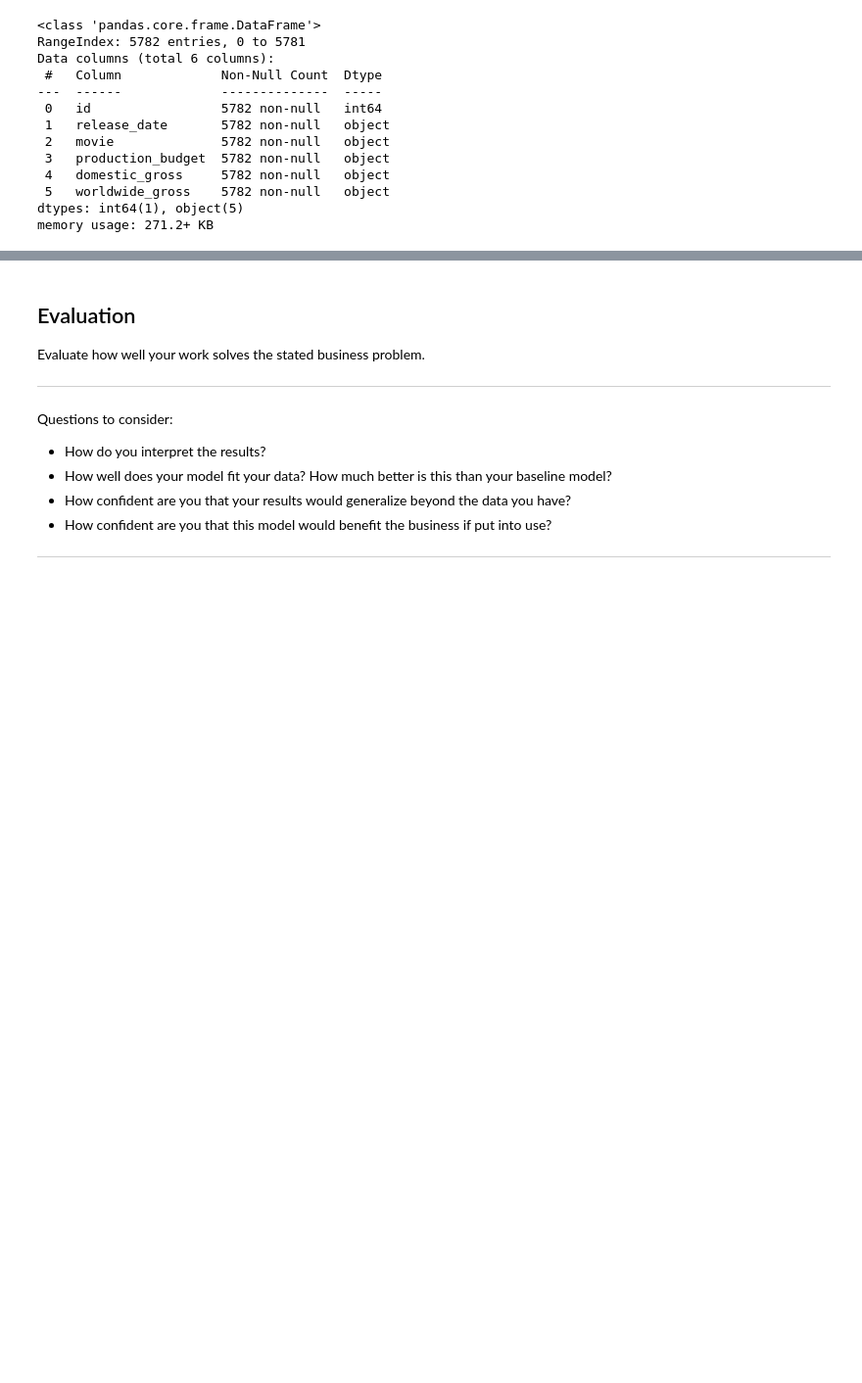
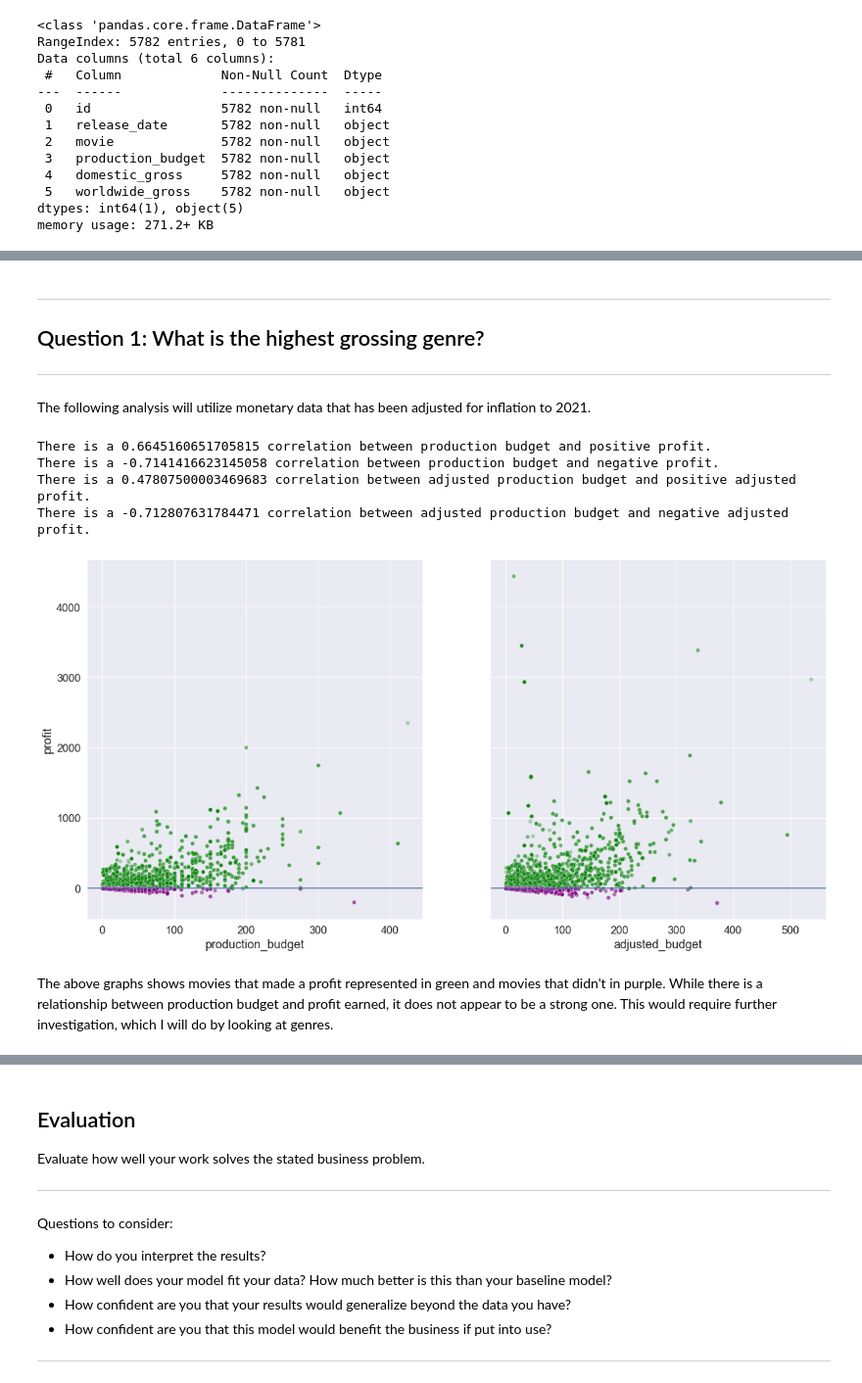
Before and after one commit to sierrajul/Microsoft-Movie-Analysis, a Jupyter notebook: dsc-phase1-project-template.ipynb, the cells around one changed output, grey strips where cells are left out. Shown at 98% size. Saved outputs shown, nothing was run; the diff lists cells and outputs as text; code cells hidden in the pictures; blank space fills up the shorter version.

```diff
--- a/dsc-phase1-project-template.ipynb
+++ b/dsc-phase1-project-template.ipynb
@@ -301,0 +363,4 @@ fig.set_size_inches(10,10)
+# %%
+# add row for profit ratio
+df['roi'] = df['worldwide_gross'] / df['production_budget']
+df.head()
@@ -301,0 +391,65 @@ fig.set_size_inches(10,10)
+# %% [markdown]
+***
+## Question 1: What is the highest grossing genre?
+***
+# %% [markdown]
+The following analysis will utilize monetary data that has been adjusted for inflation to 2021.
+# %%
+# check correlation between production budget and profit
+made_profit = df[df['profit'] > 0]
+no_profit = df[df['profit'] < 0]
+made_profit_adj = df[df['adjusted_profit'] > 0]
+no_profit_adj = df[df['adjusted_profit'] < 0]
+pos_profit = made_profit['production_budget'].corr(made_profit['profit'])
+neg_profit = no_profit['production_budget'].corr(no_profit['profit'])
+pos_profit_adj = made_profit['adjusted_budget'].corr(made_profit['adjusted_profit'])
+neg_profit_adj = no_profit['adjusted_budget'].corr(no_profit['adjusted_profit'])
+
+print(f'There is a {pos_profit} correlation between production budget and positive profit.')
+print(f'There is a {neg_profit} correlation between production budget and negative profit.')
+
+print(f'There is a {pos_profit_adj} correlation between adjusted production budget and positive adjusted profit.')
+print(f'There is a {neg_profit_adj} correlation between adjusted production budget and negative adjusted profit.')
+# %% [output]
+There is a 0.6645160651705815 correlation between production budget and positive profit.
+There is a -0.7141416623145058 correlation between production budget and negative profit.
+There is a 0.47807500003469683 correlation between adjusted production budget and positive adjusted profit.
+There is a -0.712807631784471 correlation between adjusted production budget and negative adjusted profit.
+# %%
+# create graph to visualize correlation data for original data
+sns.set_style("whitegrid")
+sns.set(font_scale = 1.5)
+
+fig, (ax1, ax2) = plt.subplots(ncols=2, sharey=True)
+
+graph1 = sns.scatterplot(
+    x=made_profit['production_budget']/1000000,
+    y= made_profit['profit']/1000000,
+    color='green', alpha= .3, ax=ax1)
+
+graph2 = sns.scatterplot(
+    x=no_profit['production_budget']/1000000,
+    y= no_profit['profit']/1000000,
+    color='purple', alpha= .3, ax=ax1)
+
+graph3 = sns.scatterplot(
+    x=made_profit['adjusted_budget']/1000000,
+    y= made_profit['adjusted_profit']/1000000,
+    color='green', alpha= .3, ax=ax2)
+
+graph4 = sns.scatterplot(
+    x=no_profit['adjusted_budget']/1000000,
+    y= no_profit['adjusted_profit']/1000000,
+    color='purple', alpha= .3, ax=ax2)
+
+plt.ticklabel_format(axis='y')
+plt.ticklabel_format(axis='x')
+
+graph1.axhline(1)
+graph3.axhline(1)
+
+fig.set_size_inches(20,10)
+# %% [output]
+[figure, added]
+# %% [markdown]
+The above graphs shows movies that made a profit represented in green and movies that didn't in purple. While there is a relationship between production budget and profit earned, it does not appear to be a strong one. This would require further investigation, which I will do by looking at genres.
```
Also changed, not shown: parts of 47 cells of this notebook.
